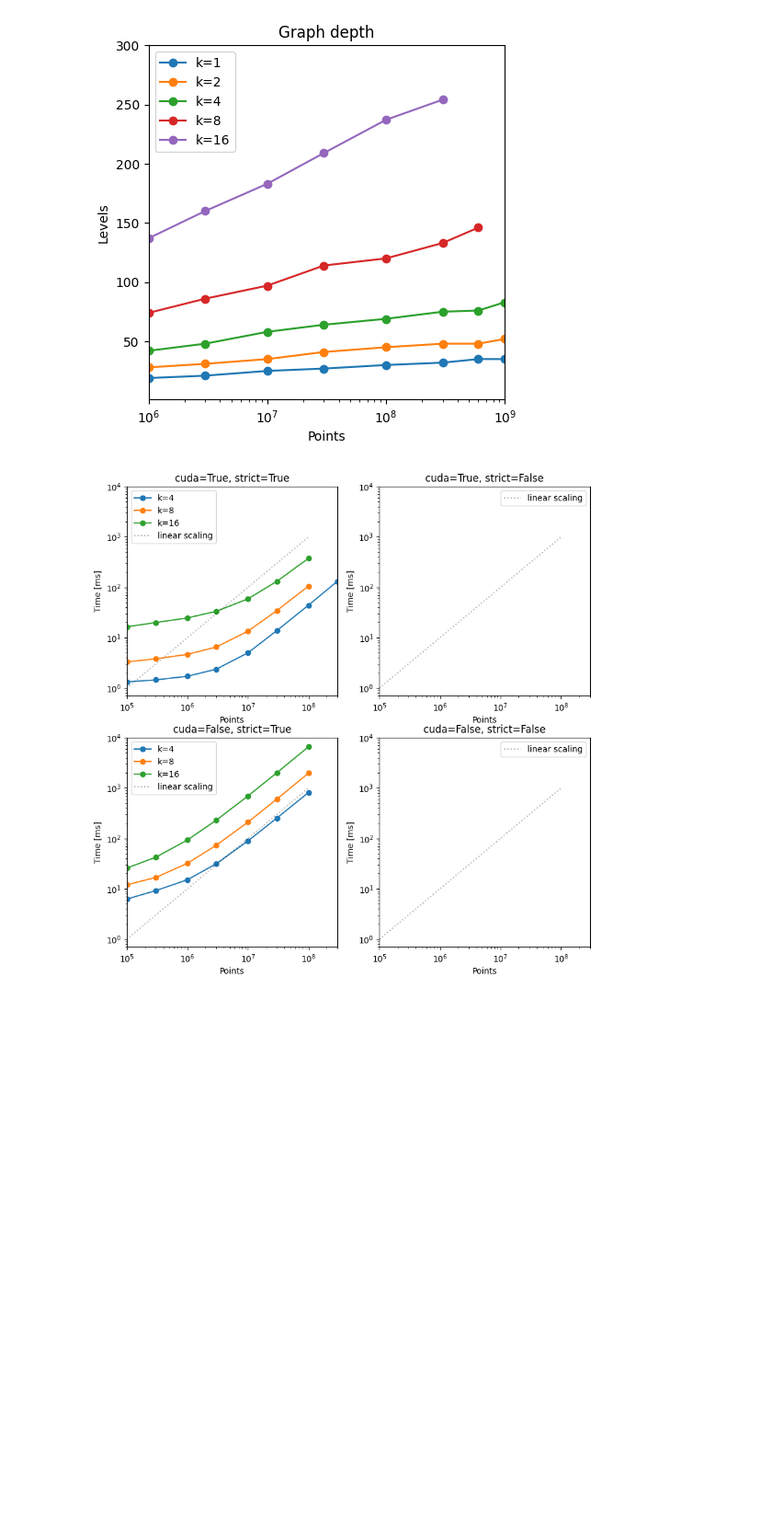
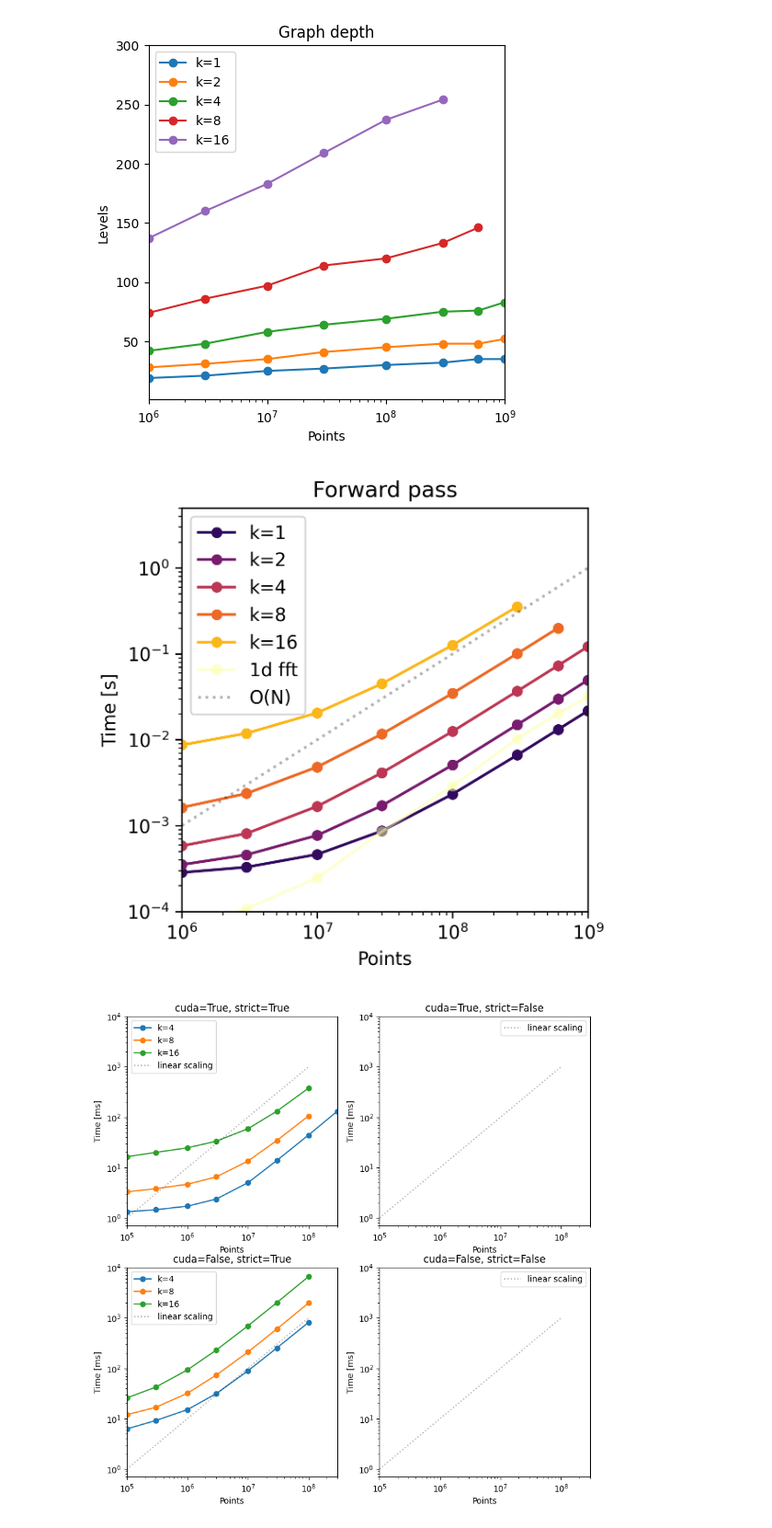
Before and after one commit to stanford-ism/graphgp, a Jupyter notebook: benchmarks/plot_benchmarks.ipynb, the cells around one changed output. Shown at 92% size. Saved outputs shown, nothing was run; the diff lists cells and outputs as text; code cells hidden in the pictures; blank space fills up the shorter version.

```diff
--- a/benchmarks/plot_benchmarks.ipynb
+++ b/benchmarks/plot_benchmarks.ipynb
@@ -66,28 +66,30 @@ plt.show()
 # %%
 fig, ax = plt.subplots(1, 1, figsize=(4,4), dpi=300)
 
 # Group by k value
 groups = {}
 for result in data['results']:
     label = f'k={result['parameters']['k']}' if result['parameters']['function'] == 'forward' else 'fft'
     n = result['parameters']['n']
     mean_time = result['timing']['mean']
 
     if label not in groups:
         groups[label] = {'n': [], 'times': []}
 
     groups[label]['n'].append(n)
     groups[label]['times'].append(mean_time)
 
 # Plot
 for i, label in enumerate(groups.keys()):
-    ax.plot(groups[label]['n'], groups[label]['times'], 'o-', c=plt.get_cmap('inferno')((i+1)/6), label='3d fft' if label=='fft' else label, alpha=0.5 if label=='fft' else 1, markeredgecolor='none')
+    ax.plot(groups[label]['n'], np.array(groups[label]['times'])/3, 'o-', c=plt.get_cmap('inferno')((i+1)/6), label='1d fft' if label=='fft' else label, alpha=0.5 if label=='fft' else 1, markeredgecolor='none')
 
 ax.plot([1e6, 1e9], [1e-3, 1], ls=':', c='k', alpha=0.3, label='O(N)')
 ax.set(xscale='log', yscale='log', ylabel='Time [s]', xlabel='Points', title='Forward pass', ylim=(0.0001,5), xlim=(1e6, 1e9))
 ax.legend(loc='upper left')
 
 plt.show()
+# %% [output]
+[figure, added]
 # %%
 # Load data
 with open('output/compare_scaling_results.json', 'r') as f:
```
Also changed, not shown: 7 other files.
